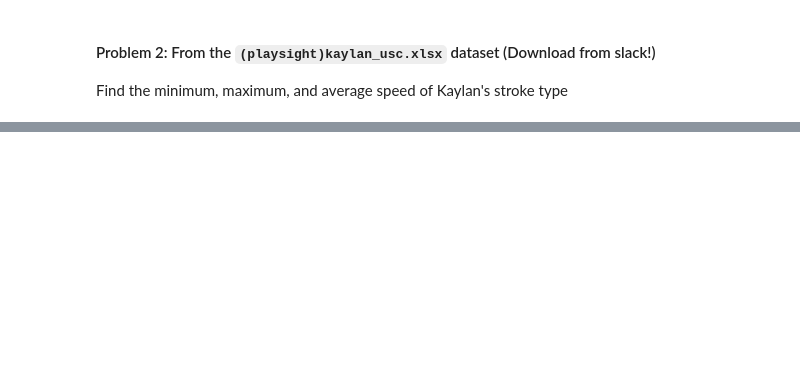
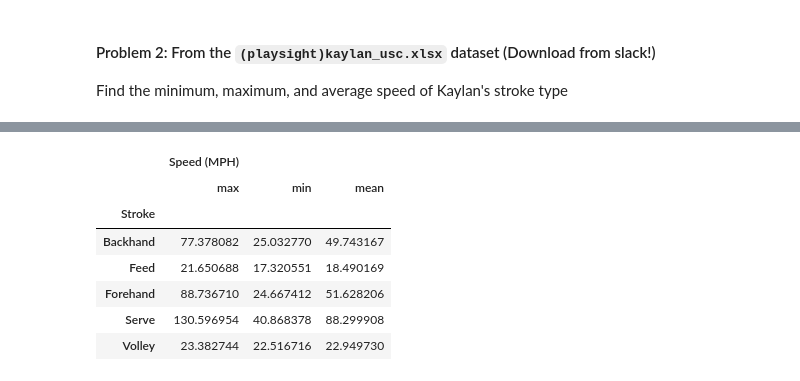
Before and after one commit to cjgimena/consulting-spring2025, a Jupyter notebook: week2_chloe.ipynb, the cells around one changed output, grey strips where cells are left out. Cells and saved outputs as stored; diff of their text form; code cells hidden in the pictures; blank space fills up the shorter version.

```diff
--- a/week2_chloe.ipynb
+++ b/week2_chloe.ipynb
@@ -536,0 +518,6 @@ summary
+# %%
+# .agg() (.max(), .mean(), .sum())
+# value_counts()
+
+shots_excel = pd.read_excel('data/(playsight)kaylan_usc.xlsx', sheet_name='Shots')
+shots_excel.head()
@@ -536,0 +531,11 @@ summary
+# %%
+shots_excel.loc[shots_excel['Player'] == "Kaylan Bigun"].groupby('Stroke')[['Speed (MPH)']].agg(['max', 'min', 'mean'])
+# %% [output]
+|  | Speed (MPH) |  |  |
+|  | max | min | mean |
+| Stroke |  |  |  |
+| Backhand | 77.378082 | 25.032770 | 49.743167 |
+| Feed | 21.650688 | 17.320551 | 18.490169 |
+| Forehand | 88.736710 | 24.667412 | 51.628206 |
+| Serve | 130.596954 | 40.868378 | 88.299908 |
+| Volley | 23.382744 | 22.516716 | 22.949730 |
```
Also changed, not shown: parts of 3 cells of this notebook, 1 other file.
